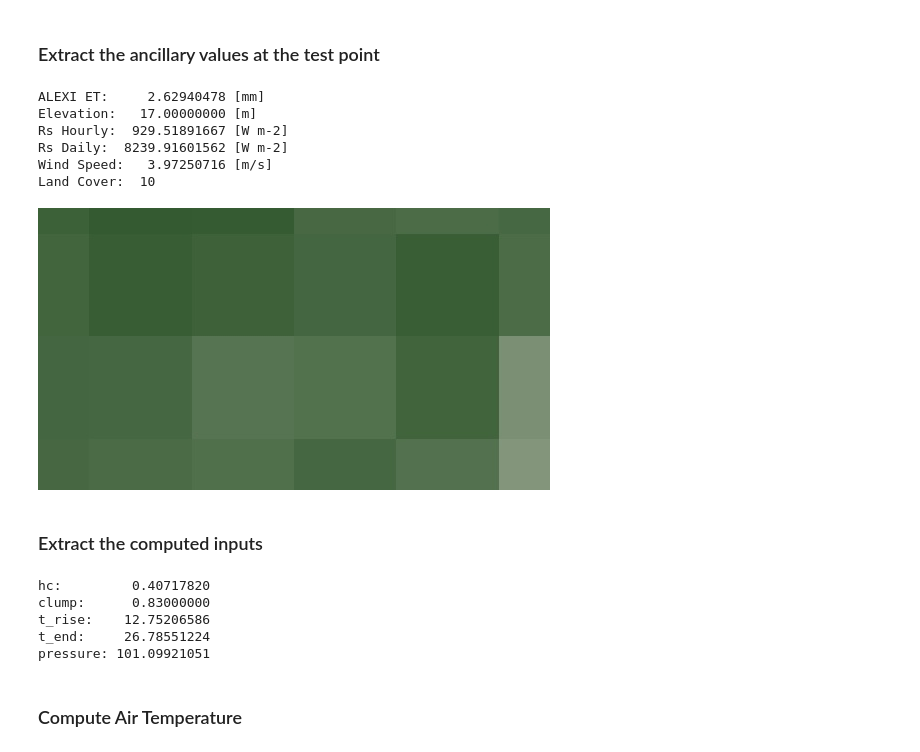
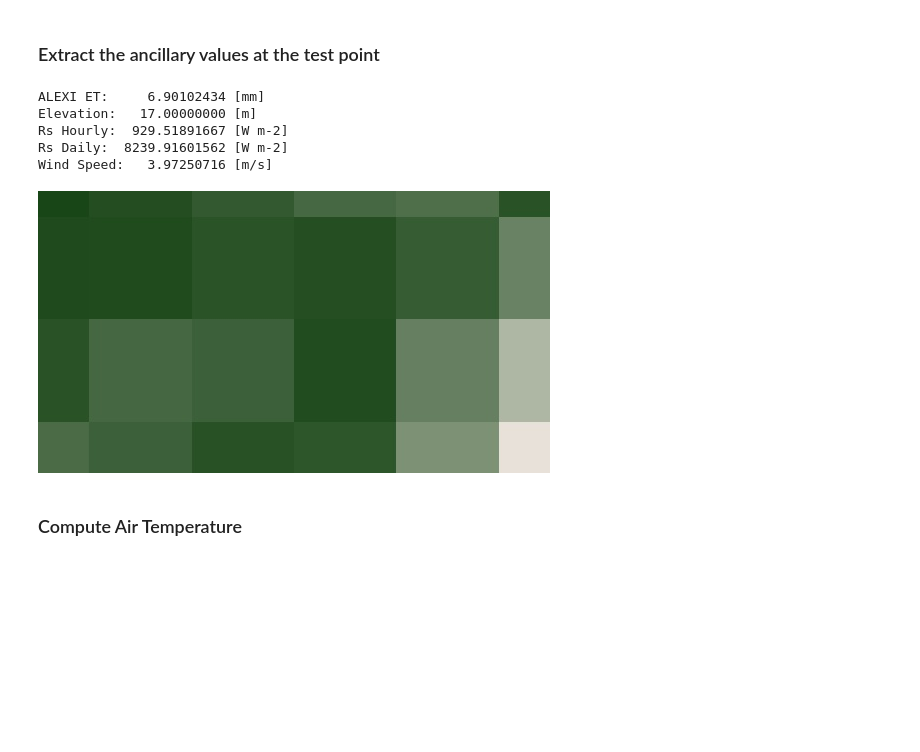
Before and after one commit to Open-ET/openet-disalexi, a Jupyter notebook: examples/landsat_c1_toa_image.ipynb, the cells around one changed output. Cells and saved outputs as stored; diff of their text form; code cells hidden in the pictures; blank space fills up the shorter version.

```diff
--- a/examples/landsat_c1_toa_image.ipynb
+++ b/examples/landsat_c1_toa_image.ipynb
@@ -110,20 +105,16 @@ CFMask:   0.00000000
 # %%
 # Initialize the DisALEXI object using all default values
 # NLCD Landcover, NED Elevation, CONUS ALEXI ET
-disalexi = disalexi.Image(
+model_obj = disalexi.Image(
     input_img,
-    iterations=10,
-    elevation=ee.Image('USGS/SRTMGL1_003').rename(['elevation']),
-    landcover=ee.Image(
-        ee.ImageCollection('users/cgmorton/GlobeLand30').mosaic()) \
-            .divide(10).floor().multiply(10) \
-            .rename(['landcover']),
-    lc_type='GLOBELAND30')
-disalexi._set_alexi_et_vars()
-disalexi._set_elevation_vars()
-disalexi._set_landcover_vars()
-disalexi._set_time_vars()
-disalexi._set_solar_vars()
-disalexi._set_weather_vars()
+    alexi_et_source='CONUS_V001',
+    elevation_source='USGS/SRTMGL1_003',
+    landcover_source='GLOBELAND30',
+    rs_daily_source='MERRA2',
+    rs_hourly_source='MERRA2',
+    windspeed_source='CFSV2',
+    stabil_iterations=10,
+    albedo_iterations=4,
+)
 # %% [markdown]
 ### Extract the ancillary values at the test point
@@ -130,49 +134,22 @@ disalexi._set_weather_vars()
 # %%
-print('ALEXI ET:   {:>12.8f} [mm]'.format(float(utils.image_value(
-    disalexi.alexi_et, xy=test_xy, scale=30)['alexi_et'])))
-print('Elevation:  {:>12.8f} [m]'.format(float(utils.image_value(
-    disalexi.elevation, xy=test_xy, scale=30)['elevation'])))
-print('Rs Hourly:  {:>12.8f} [W m-2]'.format(float(utils.image_value(
-    disalexi.rs1, xy=test_xy, scale=30)['rs'])))
-print('Rs Daily:  {:>13.8f} [W m-2]'.format(float(utils.image_value(
-    disalexi.rs24, xy=test_xy, scale=30)['rs'])))
-print('Wind Speed: {:>12.8f} [m/s]'.format(float(utils.image_value(
-    disalexi.windspeed, xy=test_xy, scale=30)['windspeed'])))
-print('Land Cover: {:3}'.format(int(utils.image_value(
-    disalexi.landcover, xy=test_xy, scale=30)['landcover'])))
+print('ALEXI ET:   {:>12.8f} [mm]'.format(float(utils.image_value(model_obj.alexi_et, xy=test_xy, scale=30)['alexi_et'])))
+print('Elevation:  {:>12.8f} [m]'.format(float(utils.image_value(model_obj.elevation, xy=test_xy, scale=30)['elevation'])))
+print('Rs Hourly:  {:>12.8f} [W m-2]'.format(float(utils.image_value(model_obj.rs1, xy=test_xy, scale=30)['rs'])))
+print('Rs Daily:  {:>13.8f} [W m-2]'.format(float(utils.image_value(model_obj.rs24, xy=test_xy, scale=30)['rs'])))
+print('Wind Speed: {:>12.8f} [m/s]'.format(float(utils.image_value(model_obj.windspeed, xy=test_xy, scale=30)['windspeed'])))
 # %% [output]
-ALEXI ET:     2.62940478 [mm]
+ALEXI ET:     6.90102434 [mm]
 Elevation:   17.00000000 [m]
 Rs Hourly:  929.51891667 [W m-2]
 Rs Daily:  8239.91601562 [W m-2]
 Wind Speed:   3.97250716 [m/s]
-Land Cover:  10
 # %%
-vis_img = disalexi.alexi_et.getThumbURL({
-    'region': test_region, 'min':0, 'max':4,
+vis_img = model_obj.alexi_et.getThumbURL({
+    'region': test_region, 'min':0, 'max':8,
     'palette': ndvi_palette})
 Image(url=vis_img, embed=True, format='png')
 # %% [output]
-[figure, old version]
+[figure, new version]
-# %% [markdown]
-### Extract the computed inputs
-# %%
-print('hc:       {:12.8f}'.format(float(
-    utils.image_value(disalexi.hc, xy=test_xy, scale=30)['hc'])))
-print('clump:    {:12.8f}'.format(float(
-    utils.image_value(disalexi.clump, xy=test_xy, scale=30)['omega'])))
-print('t_rise:   {:12.8f}'.format(float(
-    utils.image_value(disalexi.t_rise, xy=test_xy, scale=30)['t_rise'])))
-print('t_end:    {:12.8f}'.format(float(
-    utils.image_value(disalexi.t_end, xy=test_xy, scale=30)['t_end'])))
-print('pressure: {:12.8f}'.format(float(
-    utils.image_value(disalexi.pressure, xy=test_xy, scale=30)['pressure'])))
-# %% [output]
-hc:         0.40717820
-clump:      0.83000000
-t_rise:    12.75206586
-t_end:     26.78551224
-pressure: 101.09921051
 # %% [markdown]
 ### Compute Air Temperature
 # %%
```
Also changed, not shown: parts of 12 cells of this notebook, 10 other files.
